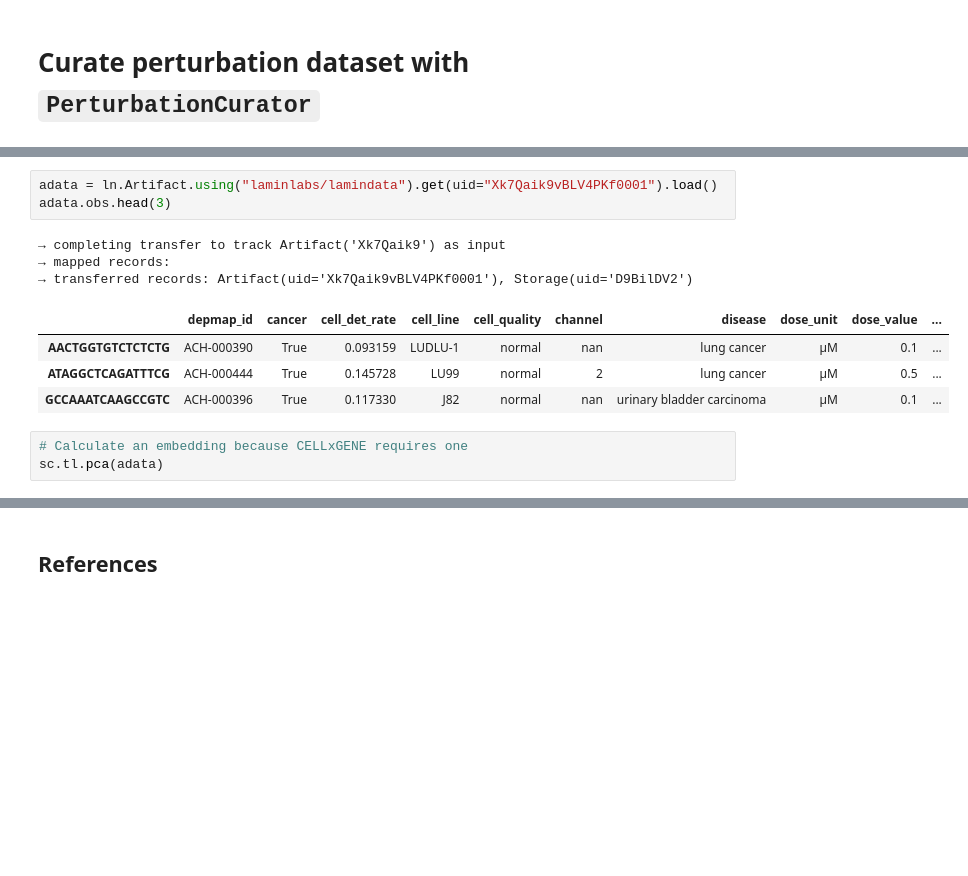
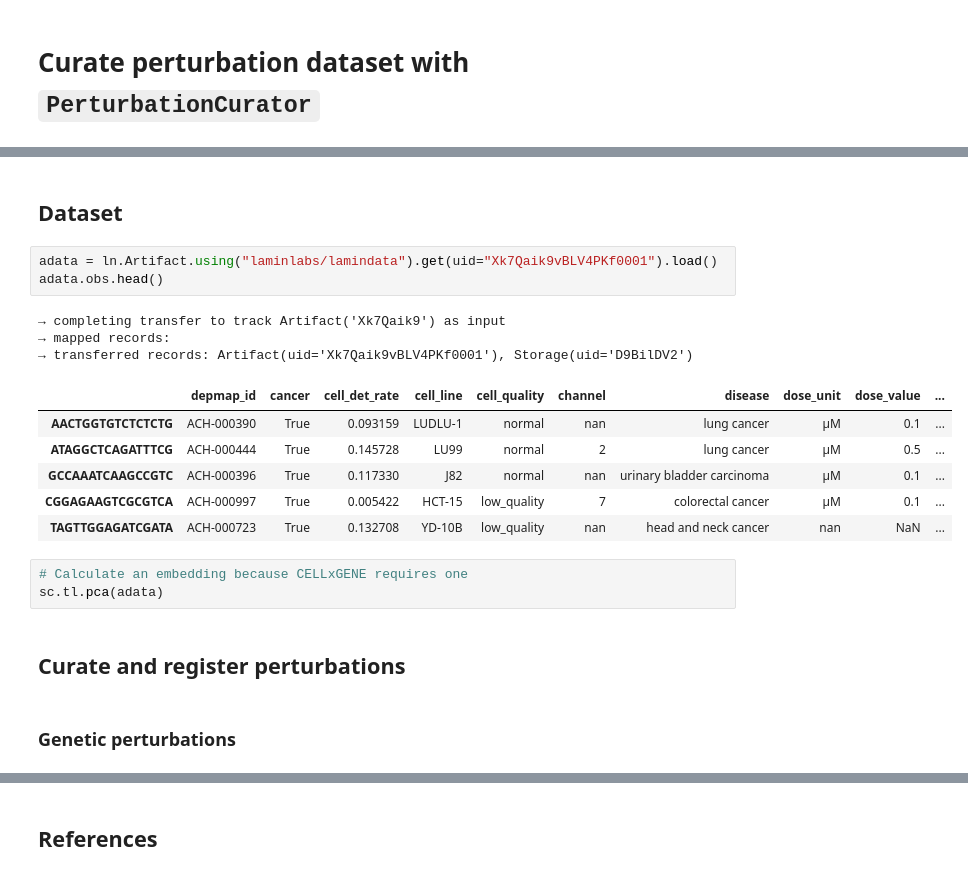
Before and after one commit to scverse/pertpy-datasets, a Jupyter notebook: scripts/lamindb_datasets/mcfarland_2020_demo_tutorial.ipynb, the cells around one changed output, grey strips where cells are left out. Saved outputs shown, nothing was run; the diff lists cells and outputs as text; blank space fills up the shorter version.

```diff
--- a/scripts/lamindb_datasets/mcfarland_2020_demo_tutorial.ipynb
+++ b/scripts/lamindb_datasets/mcfarland_2020_demo_tutorial.ipynb
@@ -31,14 +38,22 @@ ln.track("HIRTYxL3aZc70000")
+# %% [markdown]
+## Dataset
 # %%
 adata = ln.Artifact.using("laminlabs/lamindata").get(uid="Xk7Qaik9vBLV4PKf0001").load()
-adata.obs.head(3)
+adata.obs.head()
 # %% [output]
 → completing transfer to track Artifact('Xk7Qaik9') as input
 → mapped records:
 → transferred records: Artifact(uid='Xk7Qaik9vBLV4PKf0001'), Storage(uid='D9BilDV2')
 |  | depmap_id | cancer | cell_det_rate | cell_line | cell_quality | channel | disease | dose_unit | dose_value | ... |
 | AACTGGTGTCTCTCTG | ACH-000390 | True | 0.093159 | LUDLU-1 | normal | nan | lung cancer | µM | 0.1 | ... |
 | ATAGGCTCAGATTTCG | ACH-000444 | True | 0.145728 | LU99 | normal | 2 | lung cancer | µM | 0.5 | ... |
 | GCCAAATCAAGCCGTC | ACH-000396 | True | 0.117330 | J82 | normal | nan | urinary bladder carcinoma | µM | 0.1 | ... |
+| CGGAGAAGTCGCGTCA | ACH-000997 | True | 0.005422 | HCT-15 | low_quality | 7 | colorectal cancer | µM | 0.1 | ... |
+| TAGTTGGAGATCGATA | ACH-000723 | True | 0.132708 | YD-10B | low_quality | nan | head and neck cancer | nan | NaN | ... |
 # %%
 # Calculate an embedding because CELLxGENE requires one
 sc.tl.pca(adata)
+# %% [markdown]
+## Curate and register perturbations
+# %% [markdown]
+### Genetic perturbations
```
Also changed, not shown: parts of 42 cells of this notebook, 1 other file.
